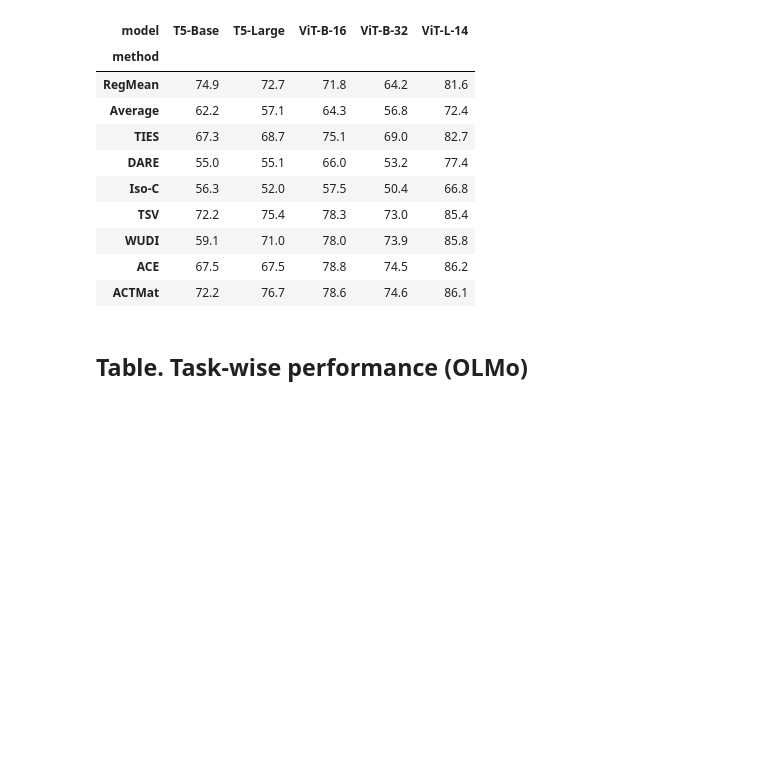
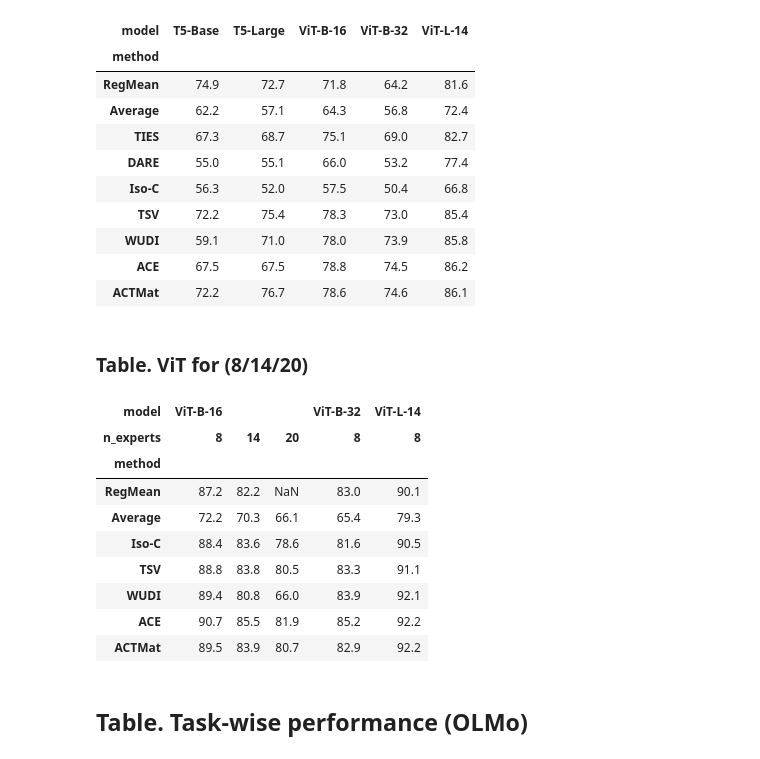
Before and after one commit to marawangamal/actmat, a Jupyter notebook: scripts/analysis.ipynb, the cells around one changed output. Drawn from its saved outputs; the diff is of its cells as text; code cells hidden in the pictures; blank space fills up the shorter version.

```diff
--- a/scripts/analysis.ipynb
+++ b/scripts/analysis.ipynb
@@ -370,3 +370,5 @@ dfp
 | WUDI | 59.1 | 71.0 | 78.0 | 73.9 | 85.8 |
 | ACE | 67.5 | 67.5 | 78.8 | 74.5 | 86.2 |
 | ACTMat | 72.2 | 76.7 | 78.6 | 74.6 | 86.1 |
+# %% [markdown]
+### Table. ViT for (8/14/20)
@@ -373,9 +445,30 @@ dfp
 # %%
-# Display only RegMean and RegMean-W
-dfp = df.pivot(index="method", columns="model", values="acc")
+# Display all methods
+dfp = df[df["model"] != "Olmo-3-7b"]
+dfp = dfp[dfp["finetuning_mode"] == "fft"]
+
+
+dfp = dfp.pivot(index="method", columns=["model", "n_experts"], values="acc")
 dfp = (dfp * 100).round(1)
-dfp = dfp[dfp.index.isin(["RegMean", "RegMean-W"])]
-dfp.sort_values(by="ViT-B-16")
+dfp = dfp.reindex([k for k in method_to_method.values()])
+
+# Optional: sort the column MultiIndex so it displays cleanly
+dfp = dfp.sort_index(axis=1, level=[0, 1])
+
+# Optional: name the header rows so they show up as labels
+dfp.columns.names = ["model", "n_experts"]
+dfp
+# %% [output]
+| model | ViT-B-16 |  |  | ViT-B-32 | ViT-L-14 |
+| n_experts | 8 | 14 | 20 | 8 | 8 |
+| method |  |  |  |  |  |
+| RegMean | 87.2 | 82.2 | NaN | 83.0 | 90.1 |
+| Average | 72.2 | 70.3 | 66.1 | 65.4 | 79.3 |
+| Iso-C | 88.4 | 83.6 | 78.6 | 81.6 | 90.5 |
+| TSV | 88.8 | 83.8 | 80.5 | 83.3 | 91.1 |
+| WUDI | 89.4 | 80.8 | 66.0 | 83.9 | 92.1 |
+| ACE | 90.7 | 85.5 | 81.9 | 85.2 | 92.2 |
+| ACTMat | 89.5 | 83.9 | 80.7 | 82.9 | 92.2 |
 # %% [markdown]
 ## Table. Task-wise performance (OLMo)
 # %%
```
Also changed, not shown: parts of 3 cells of this notebook, 11 other files.
